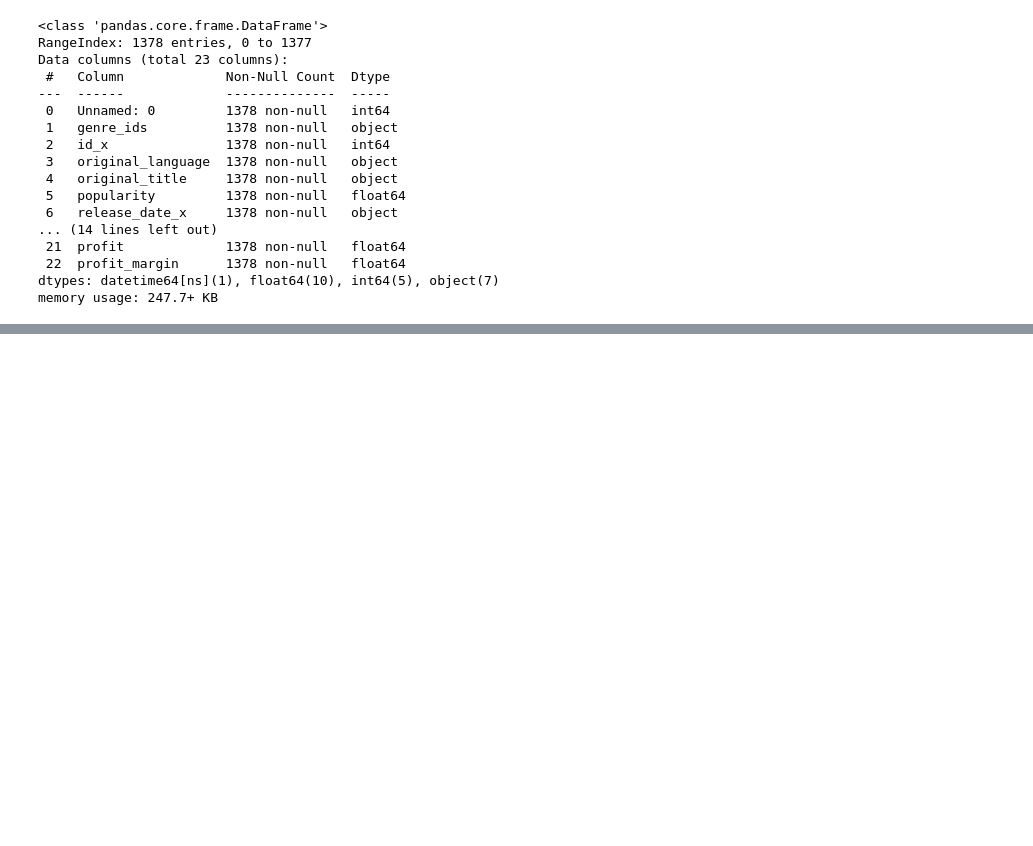
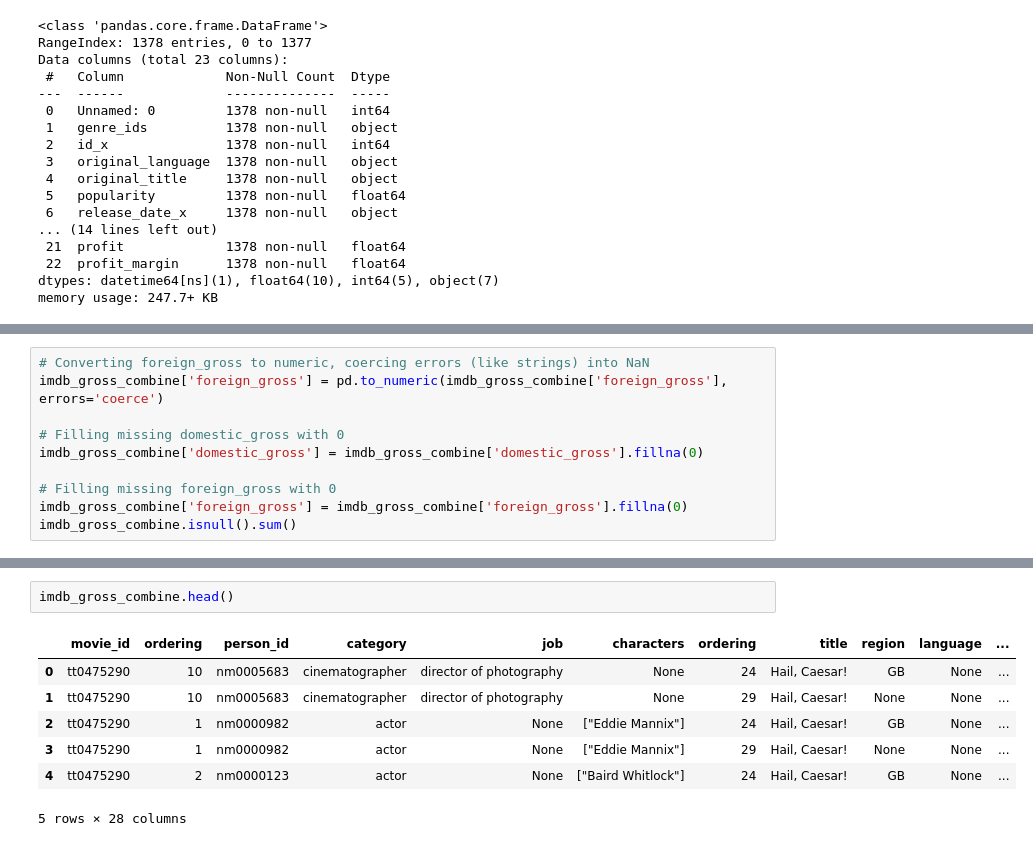
Before and after one commit to FrancisNdirangu/Phase-2-Project, a Jupyter notebook: student.ipynb, the cells around one changed output, grey strips where cells are left out. Cells and saved outputs as stored; diff of their text form; blank space fills up the shorter version.

```diff
--- a/student.ipynb
+++ b/student.ipynb
@@ -930,0 +1145,10 @@ memory usage: 247.7+ KB
+# %%
+# Converting foreign_gross to numeric, coercing errors (like strings) into NaN
+imdb_gross_combine['foreign_gross'] = pd.to_numeric(imdb_gross_combine['foreign_gross'], errors='coerce')
+
+# Filling missing domestic_gross with 0
+imdb_gross_combine['domestic_gross'] = imdb_gross_combine['domestic_gross'].fillna(0)
+
+# Filling missing foreign_gross with 0
+imdb_gross_combine['foreign_gross'] = imdb_gross_combine['foreign_gross'].fillna(0)
+imdb_gross_combine.isnull().sum()
@@ -930,0 +1195,10 @@ memory usage: 247.7+ KB
+# %%
+imdb_gross_combine.head()
+# %% [output]
+|  | movie_id | ordering | person_id | category | job | characters | ordering | title | region | language | ... |
+| 0 | tt0475290 | 10 | nm0005683 | cinematographer | director of photography | None | 24 | Hail, Caesar! | GB | None | ... |
+| 1 | tt0475290 | 10 | nm0005683 | cinematographer | director of photography | None | 29 | Hail, Caesar! | None | None | ... |
+| 2 | tt0475290 | 1 | nm0000982 | actor | None | ["Eddie Mannix"] | 24 | Hail, Caesar! | GB | None | ... |
+| 3 | tt0475290 | 1 | nm0000982 | actor | None | ["Eddie Mannix"] | 29 | Hail, Caesar! | None | None | ... |
+| 4 | tt0475290 | 2 | nm0000123 | actor | None | ["Baird Whitlock"] | 24 | Hail, Caesar! | GB | None | ... |
+5 rows × 28 columns
```
Also changed, not shown: parts of 18 cells of this notebook, 2 other files.
